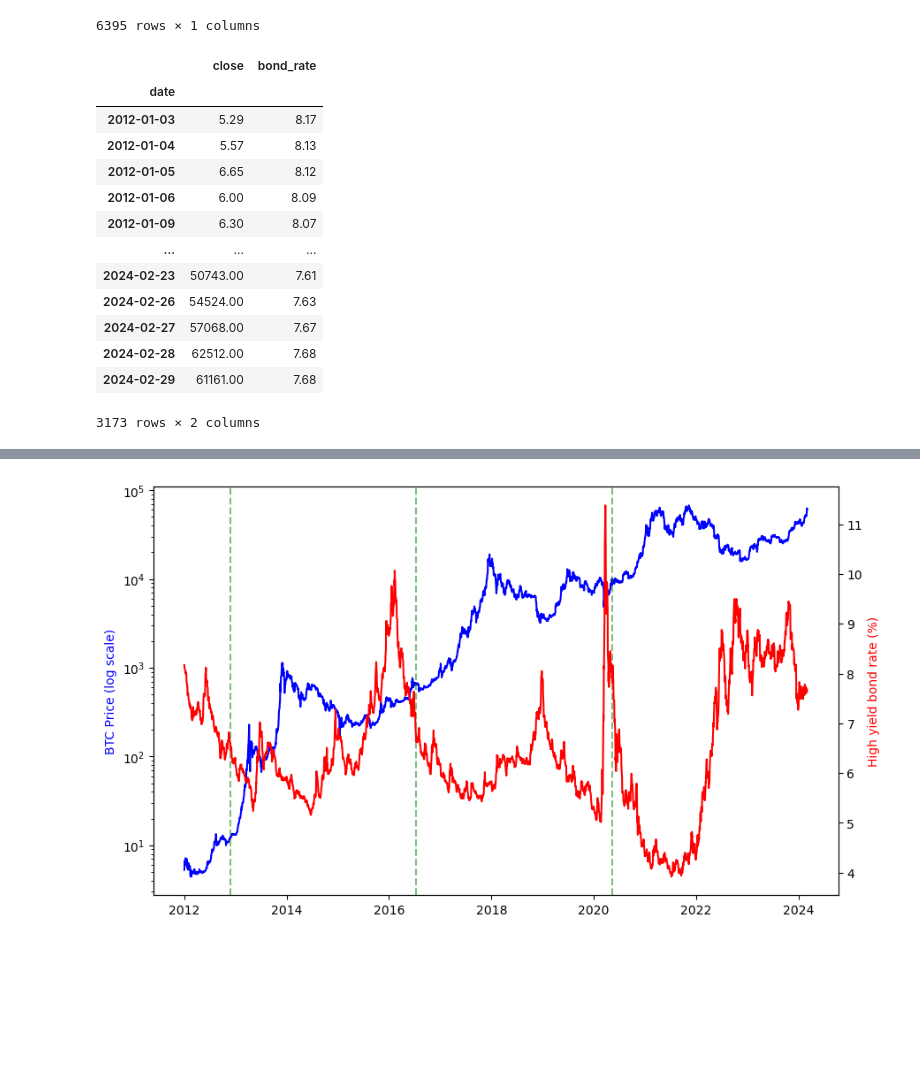
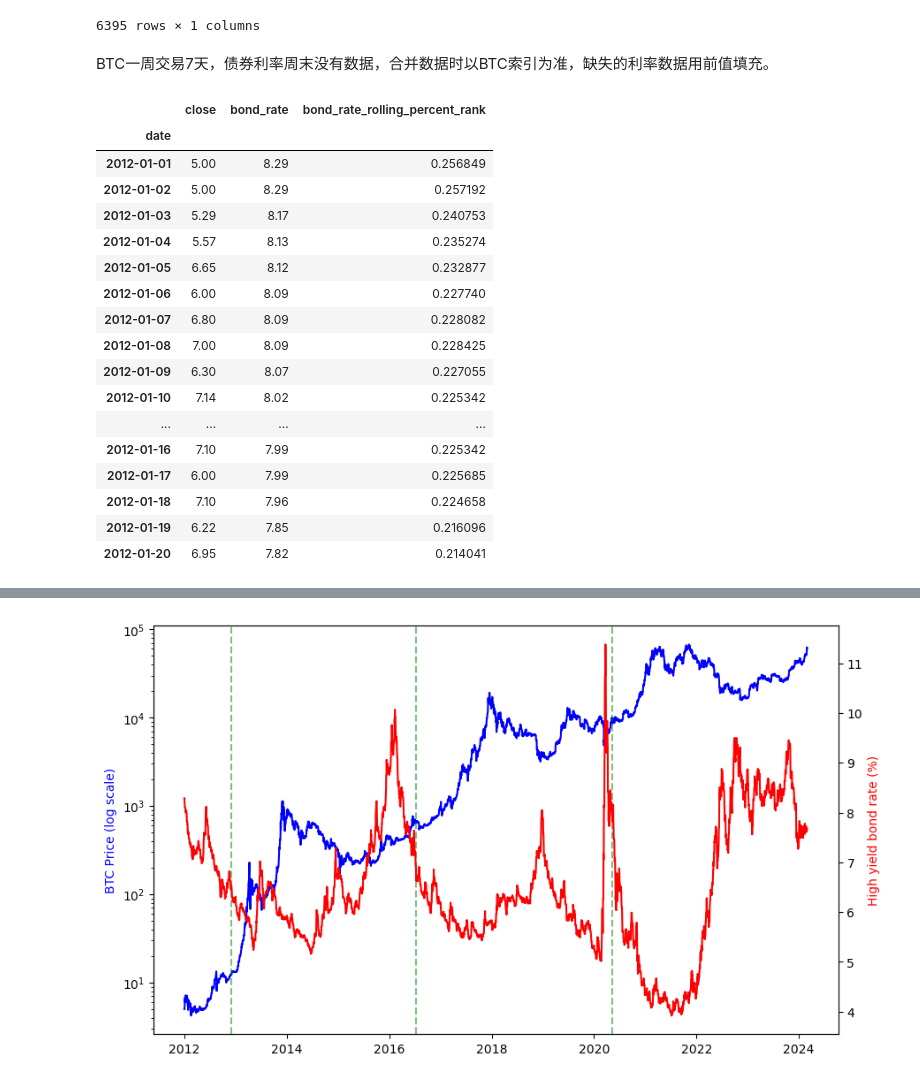
Before and after one commit to scofieldchen/quant-research, a Jupyter notebook: notebooks/high_yield_credit.ipynb, the cells around one changed output, grey strips where cells are left out. Cells and saved outputs as stored; diff of their text form; code cells hidden in the pictures; blank space fills up the shorter version.

```diff
--- a/notebooks/high_yield_credit.ipynb
+++ b/notebooks/high_yield_credit.ipynb
@@ -59,25 +59,36 @@ high_yield_bond_rates
 | 2024-03-14 | 7.57 |
 | 2024-03-15 | 7.61 |
 6395 rows × 1 columns
+# %% [markdown]
+BTC一周交易7天，债券利率周末没有数据，合并数据时以BTC索引为准，缺失的利率数据用前值填充。
 # %%
 data = pd.merge(btc_prices, high_yield_bond_rates,
-                how="inner", left_index=True, right_index=True)
+                how="outer", left_index=True, right_index=True)
+data = data.asfreq("D")  # fill in missing dates
+data.ffill(inplace=True)  # fill in missing bond rates
+
+window = 365*4
+data["bond_rate_rolling_percent_rank"] = data["bond_rate"].rolling(window).rank(pct=True)
 data.dropna(inplace=True)
+
 data = data.loc["2012-01-01":"2024-02-29"]
+data.head(20)
+# %% [output]
+|  | close | bond_rate | bond_rate_rolling_percent_rank |
+| date |  |  |  |
+| 2012-01-01 | 5.00 | 8.29 | 0.256849 |
+| 2012-01-02 | 5.00 | 8.29 | 0.257192 |
+| 2012-01-03 | 5.29 | 8.17 | 0.240753 |
+| 2012-01-04 | 5.57 | 8.13 | 0.235274 |
+| 2012-01-05 | 6.65 | 8.12 | 0.232877 |
+| 2012-01-06 | 6.00 | 8.09 | 0.227740 |
+| 2012-01-07 | 6.80 | 8.09 | 0.228082 |
+| 2012-01-08 | 7.00 | 8.09 | 0.228425 |
+| 2012-01-09 | 6.30 | 8.07 | 0.227055 |
+| 2012-01-10 | 7.14 | 8.02 | 0.225342 |
+| ... | ... | ... | ... |
+| 2012-01-16 | 7.10 | 7.99 | 0.225342 |
+| 2012-01-17 | 6.00 | 7.99 | 0.225685 |
+| 2012-01-18 | 7.10 | 7.96 | 0.224658 |
+| 2012-01-19 | 6.22 | 7.85 | 0.216096 |
+| 2012-01-20 | 6.95 | 7.82 | 0.214041 |
-# %%
-data
-# %% [output]
-|  | close | bond_rate |
-| date |  |  |
-| 2012-01-03 | 5.29 | 8.17 |
-| 2012-01-04 | 5.57 | 8.13 |
-| 2012-01-05 | 6.65 | 8.12 |
-| 2012-01-06 | 6.00 | 8.09 |
-| 2012-01-09 | 6.30 | 8.07 |
-| ... | ... | ... |
-| 2024-02-23 | 50743.00 | 7.61 |
-| 2024-02-26 | 54524.00 | 7.63 |
-| 2024-02-27 | 57068.00 | 7.67 |
-| 2024-02-28 | 62512.00 | 7.68 |
-| 2024-02-29 | 61161.00 | 7.68 |
-3173 rows × 2 columns
```
Also changed, not shown: parts of 4 cells of this notebook.
